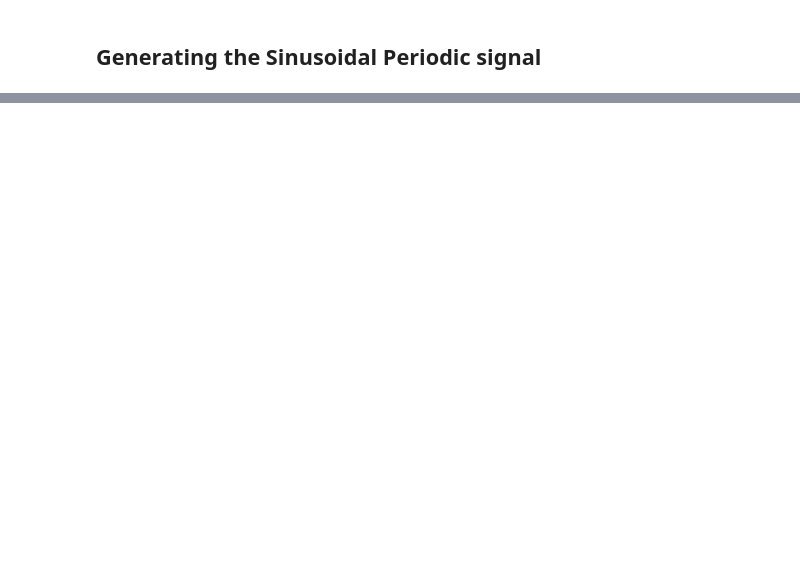
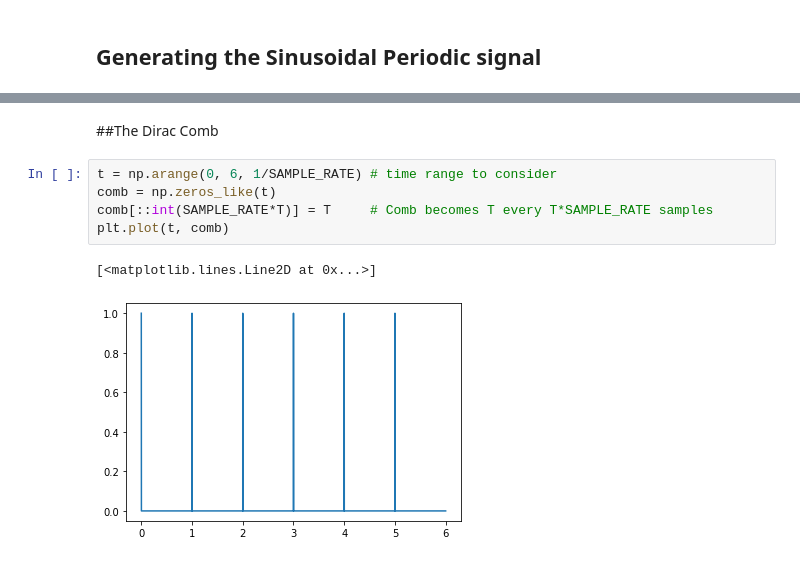
Before and after one commit to WiemBorchani/Signal-Processing-project, a Jupyter notebook: TS.ipynb, the cells around one changed output, grey strips where cells are left out. Drawn from its saved outputs; the diff is of its cells as text; blank space fills up the shorter version.

```diff
--- a/TS.ipynb
+++ b/TS.ipynb
@@ -89,0 +125,10 @@ plt.show()
+# %% [markdown]
+##The Dirac Comb
+# %%
+t = np.arange(0, 6, 1/SAMPLE_RATE) # time range to consider
+comb = np.zeros_like(t)
+comb[::int(SAMPLE_RATE*T)] = T     # Comb becomes T every T*SAMPLE_RATE samples
+plt.plot(t, comb)
+# %% [output]
+[<matplotlib.lines.Line2D at 0x...>]
+[figure, added]
```
Also changed, not shown: parts of 9 cells of this notebook.
